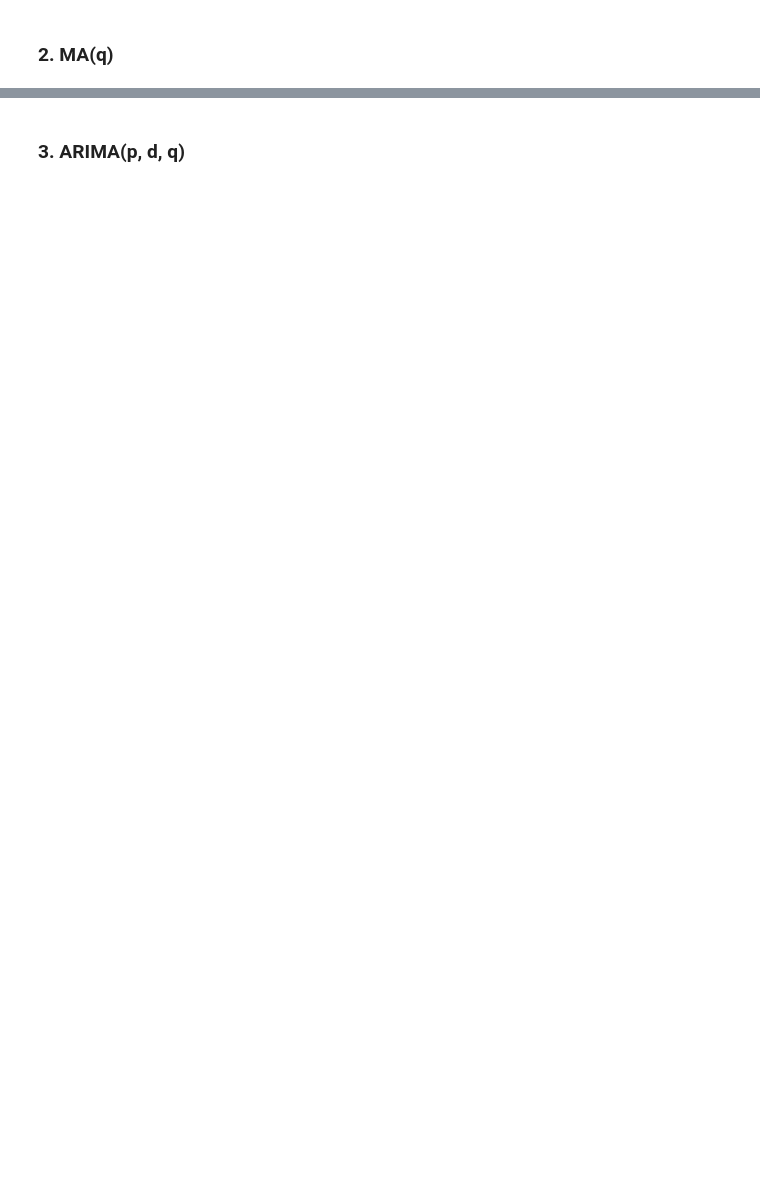
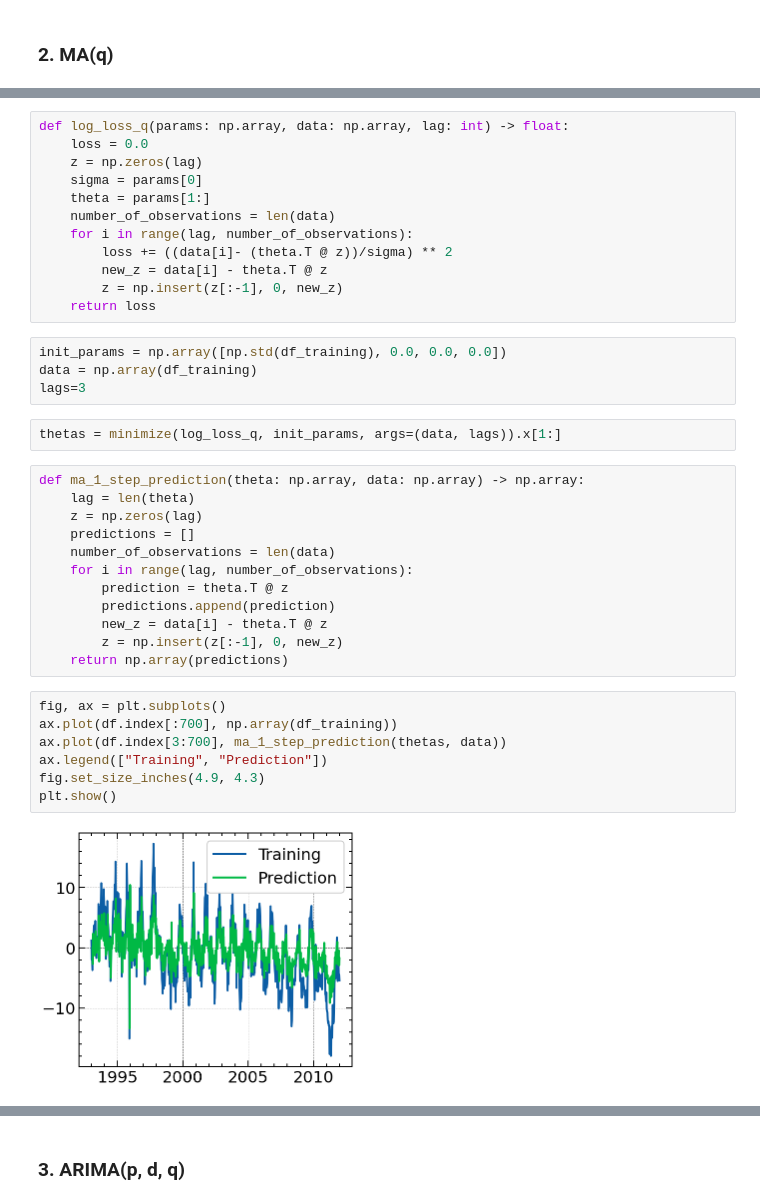
Before and after one commit to Sinbad-The-Sailor/Machine-Learning-Notebooks, a Jupyter notebook: time_series_anaylsis.ipynb, the cells around one changed output, grey strips where cells are left out. Drawn from its saved outputs; the diff is of its cells as text; blank space fills up the shorter version.

```diff
--- a/time_series_anaylsis.ipynb
+++ b/time_series_anaylsis.ipynb
@@ -322,0 +311,39 @@ Applying a MA(q) process to the detrended sea-level data, to examine its propert
+# %%
+def log_loss_q(params: np.array, data: np.array, lag: int) -> float:
+    loss = 0.0
+    z = np.zeros(lag)
+    sigma = params[0]
+    theta = params[1:]
+    number_of_observations = len(data)
+    for i in range(lag, number_of_observations):
+        loss += ((data[i]- (theta.T @ z))/sigma) ** 2
+        new_z = data[i] - theta.T @ z
+        z = np.insert(z[:-1], 0, new_z)
+    return loss
+# %%
+init_params = np.array([np.std(df_training), 0.0, 0.0, 0.0])
+data = np.array(df_training)
+lags=3
+# %%
+thetas = minimize(log_loss_q, init_params, args=(data, lags)).x[1:]
+# %%
+def ma_1_step_prediction(theta: np.array, data: np.array) -> np.array:
+    lag = len(theta)
+    z = np.zeros(lag)
+    predictions = []
+    number_of_observations = len(data)
+    for i in range(lag, number_of_observations):
+        prediction = theta.T @ z
+        predictions.append(prediction)
+        new_z = data[i] - theta.T @ z
+        z = np.insert(z[:-1], 0, new_z)
+    return np.array(predictions)
+# %%
+fig, ax = plt.subplots()
+ax.plot(df.index[:700], np.array(df_training))
+ax.plot(df.index[3:700], ma_1_step_prediction(thetas, data))
+ax.legend(["Training", "Prediction"])
+fig.set_size_inches(4.9, 4.3)
+plt.show()
+# %% [output]
+[figure, added]
```
Also changed, not shown: parts of 9 cells of this notebook.
